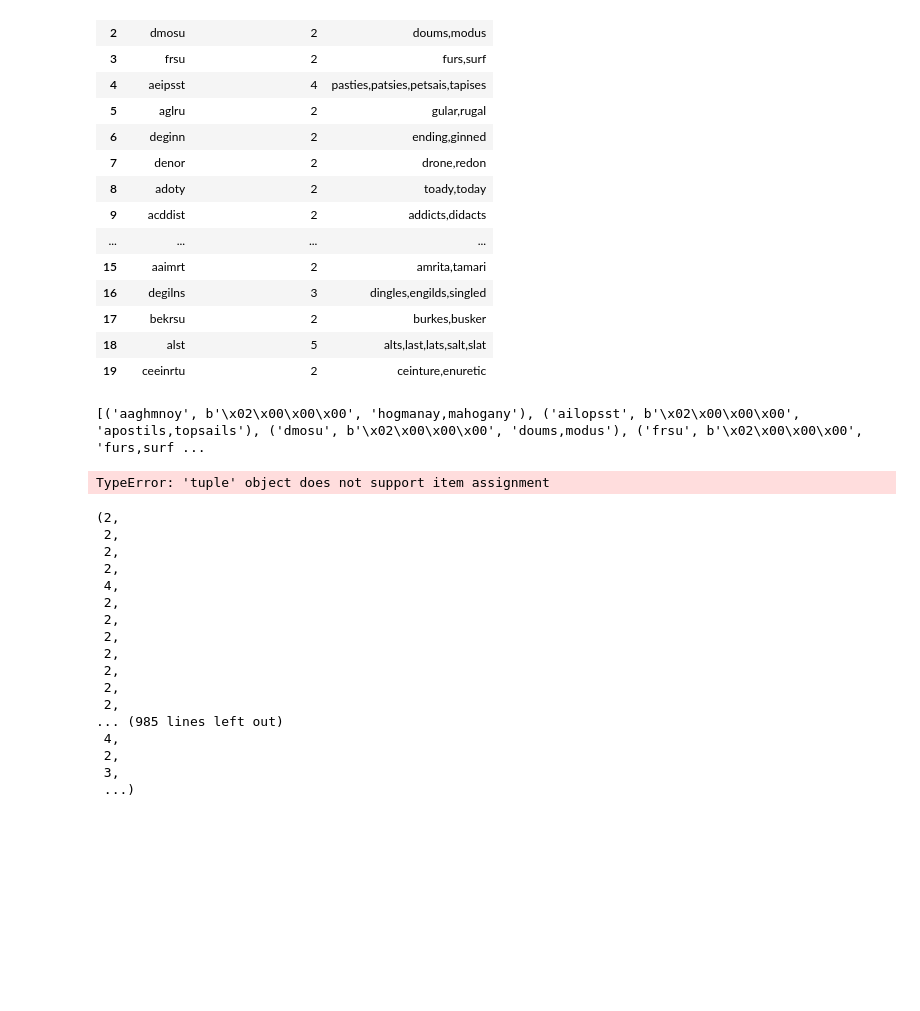
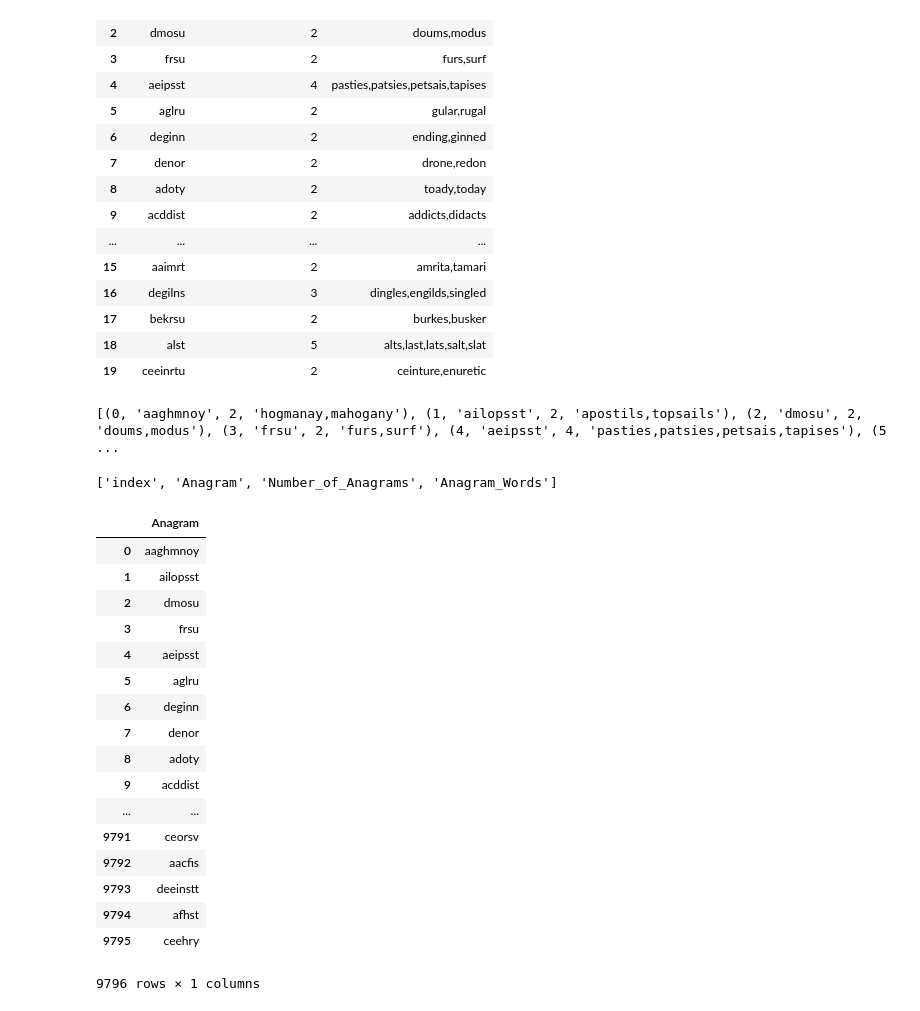
Before and after one commit to rlshuhart/HW4_Scrabble_Anagrams, a Jupyter notebook: Homework4.ipynb, the cells around one changed output. Cells and saved outputs as stored; diff of their text form; code cells hidden in the pictures; blank space fills up the shorter version.

Commit message:
used pandas for sqlite connection and all is well

```diff
--- a/Homework4.ipynb
+++ b/Homework4.ipynb
@@ -158,39 +161,44 @@ for x in df.itertuples(index=False):
 # %%
-#conn = sqlite3.connect("C:\\Users\\ryan.shuhart\\Google Drive\\SMU\\Class Work\\Fall 2015"\
-#                    "\\File Organization and Database Management\\Homeworks\HW4\\database.db")#
+from sqlalchemy import create_engine
+db_path = "C:\\Users\\ryan.shuhart\\Google Drive\\SMU\\Class Work\\Fall 2015\\File Organization and Database Management\\Homeworks\HW4\\database.db"
+engine = create_engine("sqlite:///"+db_path)
 
-#c = conn.cursor()
-c.executemany('INSERT INTO data VALUES (?,?,?)',tupes)
-#c.executemany('INSERT INTO data (Number_of_Anagrams) VALUES (?)',tuple(anagram_lengths))
-
-conn.commit()
+df.to_sql('data',engine)
 # %%
+#Using alternative to sqlalchemy to test data can be read
+import sqlite3
+conn = sqlite3.connect(db_path)
+c = conn.cursor()
 c.execute('SELECT * FROM data')
 print(c.fetchall())
 conn.close()
 # %% [output]
-[('aaghmnoy', b'\x02\x00\x00\x00', 'hogmanay,mahogany'), ('ailopsst', b'\x02\x00\x00\x00', 'apostils,topsails'), ('dmosu', b'\x02\x00\x00\x00', 'doums,modus'), ('frsu', b'\x02\x00\x00\x00', 'furs,surf ...
+[(0, 'aaghmnoy', 2, 'hogmanay,mahogany'), (1, 'ailopsst', 2, 'apostils,topsails'), (2, 'dmosu', 2, 'doums,modus'), (3, 'frsu', 2, 'furs,surf'), (4, 'aeipsst', 4, 'pasties,patsies,petsais,tapises'), (5 ...
-# %%
-tupes[0][1] = int(tupes[0][1])
-# %% [output]
-TypeError: 'tuple' object does not support item assignment
-# %%
-tuple(anagram_lengths)
-# %% [output]
-(2,
- 2,
- 2,
- 2,
- 4,
- 2,
- 2,
- 2,
- 2,
- 2,
- 2,
- 2,
-... (985 lines left out)
- 4,
- 2,
- 3,
- ...)
+# %%
+names = list(map(lambda x: x[0], c.description))
+print(names)
+# %% [output]
+['index', 'Anagram', 'Number_of_Anagrams', 'Anagram_Words']
+# %%
+#Question 4 - How many unique anagrams are in the scrabble word list?
+sql = "SELECT DISTINCT Anagram FROM data"
+pd.read_sql_query(sql, engine)
+# %% [output]
+|  | Anagram |
+| 0 | aaghmnoy |
+| 1 | ailopsst |
+| 2 | dmosu |
+| 3 | frsu |
+| 4 | aeipsst |
+| 5 | aglru |
+| 6 | deginn |
+| 7 | denor |
+| 8 | adoty |
+| 9 | acddist |
+| ... | ... |
+| 9791 | ceorsv |
+| 9792 | aacfis |
+| 9793 | deeinstt |
+| 9794 | afhst |
+| 9795 | ceehry |
+9796 rows × 1 columns
```
Also changed, not shown: parts of 4 cells of this notebook.
